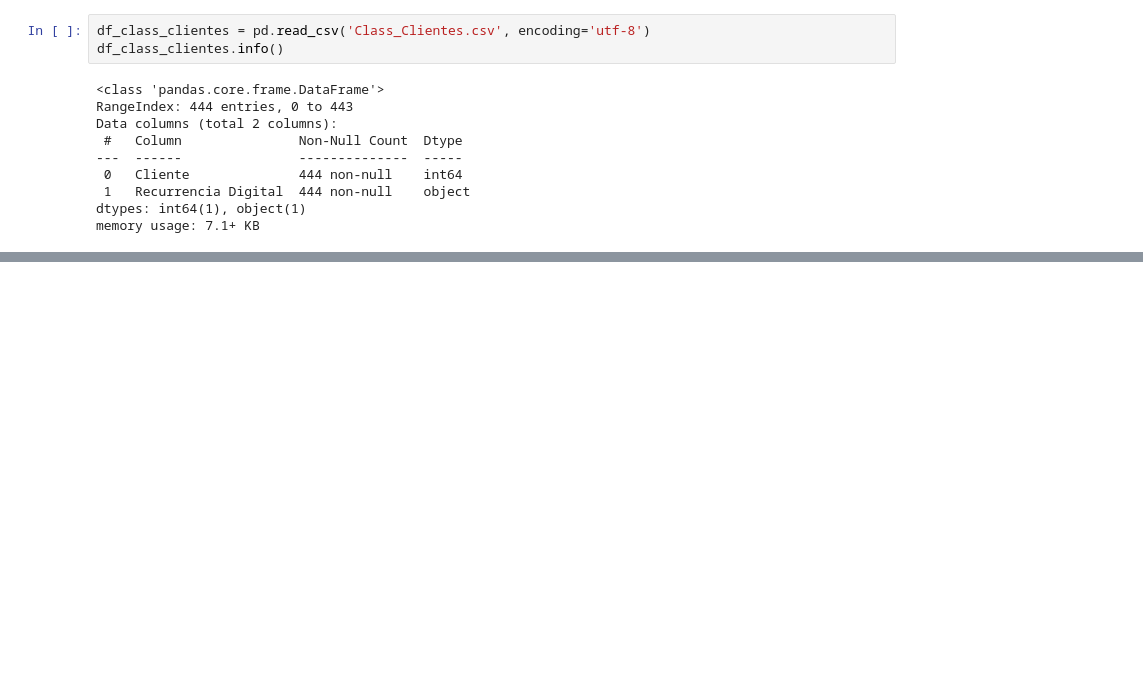
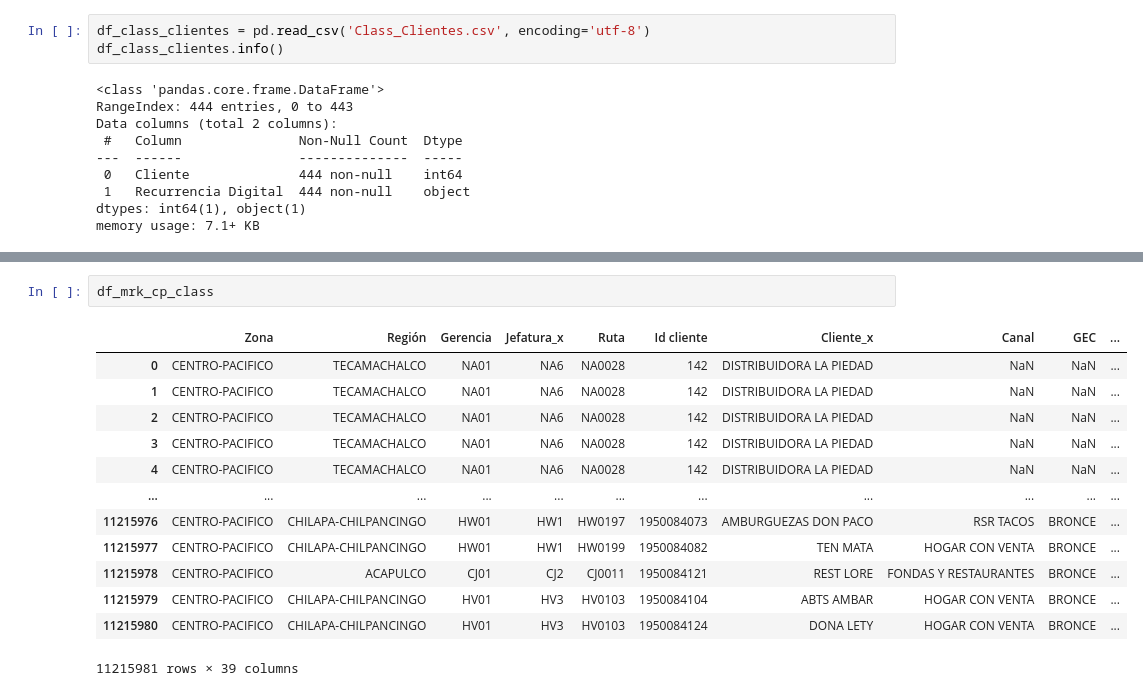
Before and after one commit to PrimeOviedo/Dashboard_MRK_CP, a Jupyter notebook: Pruebas_MRK_cliente.ipynb, the cells around one changed output, grey strips where cells are left out. Drawn from its saved outputs; the diff is of its cells as text; blank space fills up the shorter version.

```diff
--- a/Pruebas_MRK_cliente.ipynb
+++ b/Pruebas_MRK_cliente.ipynb
@@ -357,2 +358,18 @@ Data columns (total 13 columns):
 dtypes: datetime64[ns](1), int64(4), object(7), timedelta64[ns](1)
 memory usage: 3.2+ MB
+# %%
+df_mrk_cp_class
+# %% [output]
+|  | Zona | Región | Gerencia | Jefatura_x | Ruta | Id cliente | Cliente_x | Canal | GEC | ... |
+| 0 | CENTRO-PACIFICO | TECAMACHALCO | NA01 | NA6 | NA0028 | 142 | DISTRIBUIDORA LA PIEDAD | NaN | NaN | ... |
+| 1 | CENTRO-PACIFICO | TECAMACHALCO | NA01 | NA6 | NA0028 | 142 | DISTRIBUIDORA LA PIEDAD | NaN | NaN | ... |
+| 2 | CENTRO-PACIFICO | TECAMACHALCO | NA01 | NA6 | NA0028 | 142 | DISTRIBUIDORA LA PIEDAD | NaN | NaN | ... |
+| 3 | CENTRO-PACIFICO | TECAMACHALCO | NA01 | NA6 | NA0028 | 142 | DISTRIBUIDORA LA PIEDAD | NaN | NaN | ... |
+| 4 | CENTRO-PACIFICO | TECAMACHALCO | NA01 | NA6 | NA0028 | 142 | DISTRIBUIDORA LA PIEDAD | NaN | NaN | ... |
+| ... | ... | ... | ... | ... | ... | ... | ... | ... | ... | ... |
+| 11215976 | CENTRO-PACIFICO | CHILAPA-CHILPANCINGO | HW01 | HW1 | HW0197 | 1950084073 | AMBURGUEZAS DON PACO | RSR TACOS | BRONCE | ... |
+| 11215977 | CENTRO-PACIFICO | CHILAPA-CHILPANCINGO | HW01 | HW1 | HW0199 | 1950084082 | TEN MATA | HOGAR CON VENTA | BRONCE | ... |
+| 11215978 | CENTRO-PACIFICO | ACAPULCO | CJ01 | CJ2 | CJ0011 | 1950084121 | REST LORE | FONDAS Y RESTAURANTES | BRONCE | ... |
+| 11215979 | CENTRO-PACIFICO | CHILAPA-CHILPANCINGO | HV01 | HV3 | HV0103 | 1950084104 | ABTS AMBAR | HOGAR CON VENTA | BRONCE | ... |
+| 11215980 | CENTRO-PACIFICO | CHILAPA-CHILPANCINGO | HV01 | HV3 | HV0103 | 1950084124 | DONA LETY | HOGAR CON VENTA | BRONCE | ... |
+11215981 rows × 39 columns
```
Also changed, not shown: parts of 16 cells of this notebook, 4 other files.
